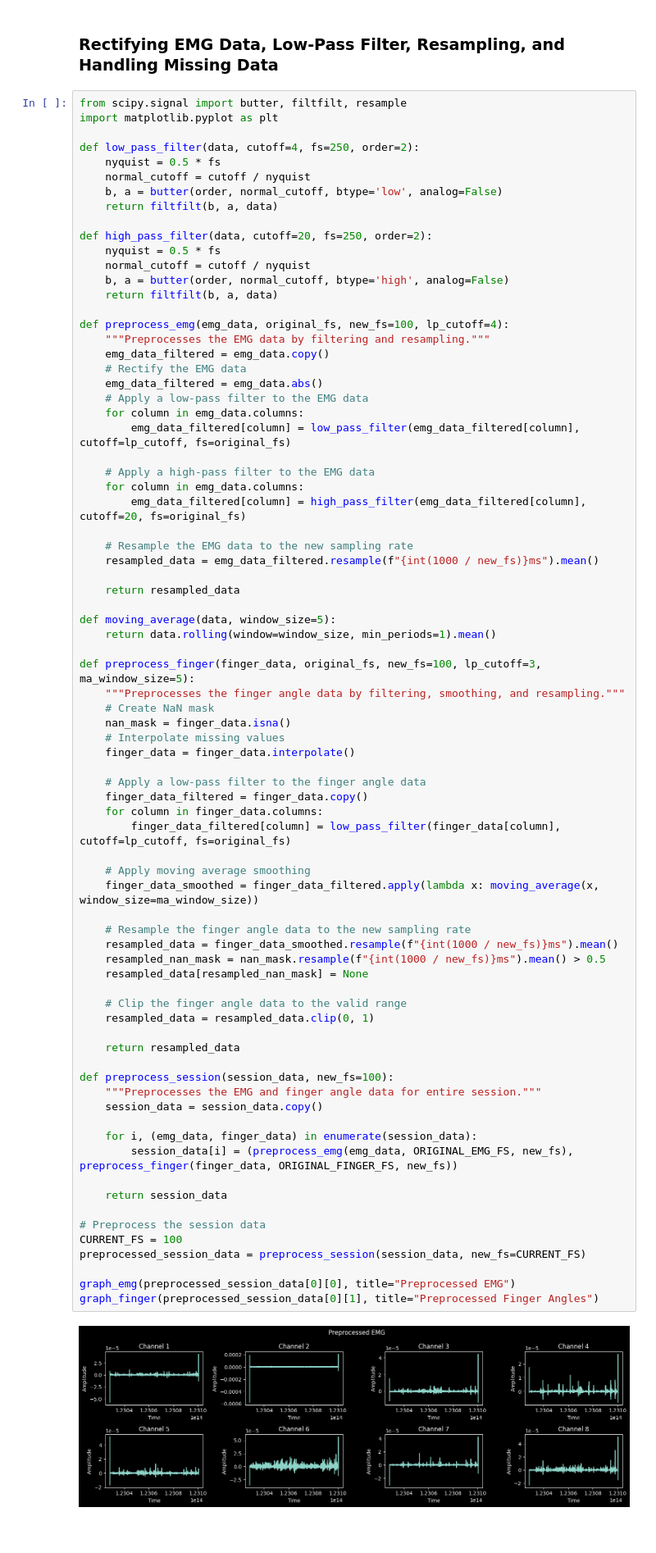
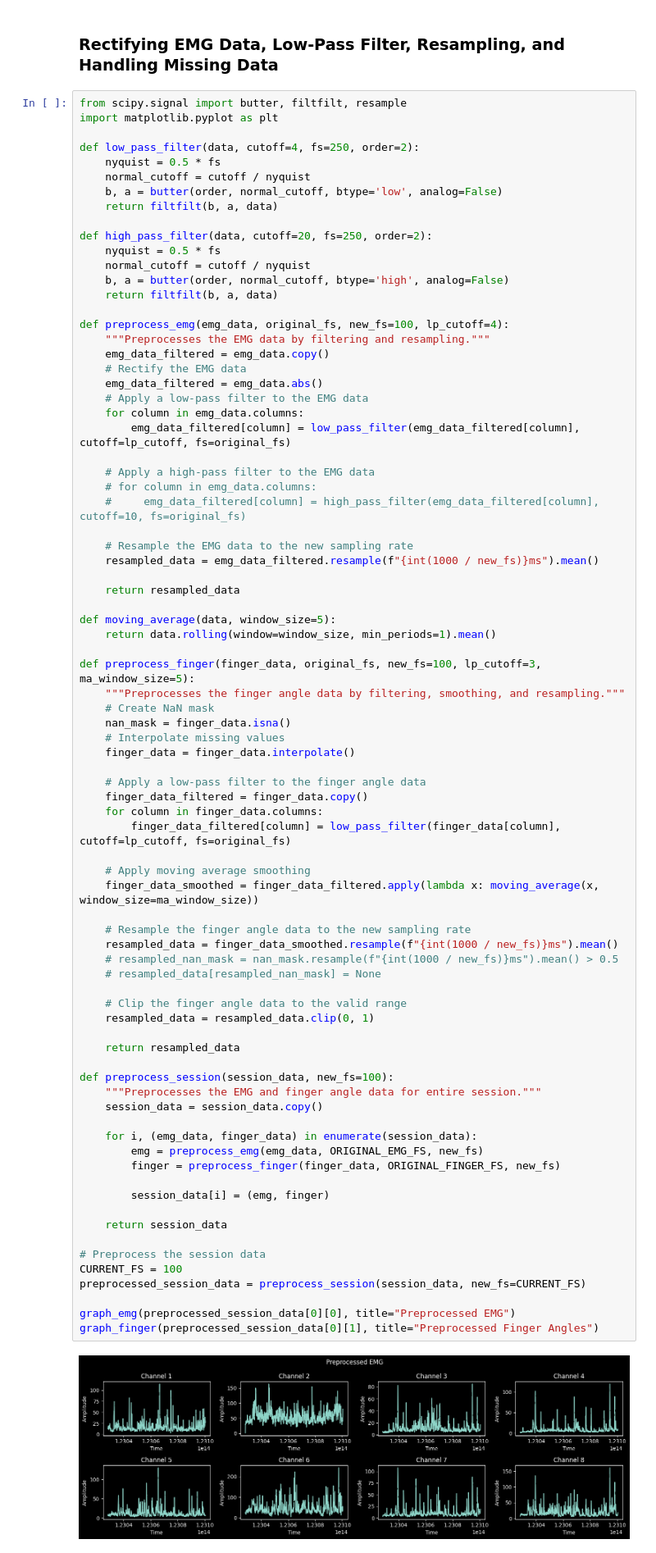
Before and after one commit to SjDuque/EEG-EMG-Hands, a Jupyter notebook: src/FingerEMG.ipynb, the cells around one changed output. Shown at 82% size. Cells and saved outputs as stored; diff of their text form; blank space fills up the shorter version.

```diff
--- a/src/FingerEMG.ipynb
+++ b/src/FingerEMG.ipynb
@@ -185,8 +189,8 @@ def preprocess_emg(emg_data, original_fs, new_fs=100, lp_cutoff=4):
         emg_data_filtered[column] = low_pass_filter(emg_data_filtered[column], cutoff=lp_cutoff, fs=original_fs)
 
     # Apply a high-pass filter to the EMG data
-    for column in emg_data.columns:
-        emg_data_filtered[column] = high_pass_filter(emg_data_filtered[column], cutoff=20, fs=original_fs)
+    # for column in emg_data.columns:
+    #     emg_data_filtered[column] = high_pass_filter(emg_data_filtered[column], cutoff=10, fs=original_fs)
 
     # Resample the EMG data to the new sampling rate
     resampled_data = emg_data_filtered.resample(f"{int(1000 / new_fs)}ms").mean()
@@ -207,34 +211,37 @@ def preprocess_finger(finger_data, original_fs, new_fs=100, lp_cutoff=3, ma_wind
     finger_data_filtered = finger_data.copy()
     for column in finger_data.columns:
         finger_data_filtered[column] = low_pass_filter(finger_data[column], cutoff=lp_cutoff, fs=original_fs)
 
     # Apply moving average smoothing
     finger_data_smoothed = finger_data_filtered.apply(lambda x: moving_average(x, window_size=ma_window_size))
 
     # Resample the finger angle data to the new sampling rate
     resampled_data = finger_data_smoothed.resample(f"{int(1000 / new_fs)}ms").mean()
-    resampled_nan_mask = nan_mask.resample(f"{int(1000 / new_fs)}ms").mean() > 0.5
-    resampled_data[resampled_nan_mask] = None
+    # resampled_nan_mask = nan_mask.resample(f"{int(1000 / new_fs)}ms").mean() > 0.5
+    # resampled_data[resampled_nan_mask] = None
 
     # Clip the finger angle data to the valid range
     resampled_data = resampled_data.clip(0, 1)
 
     return resampled_data
 
 def preprocess_session(session_data, new_fs=100):
     """Preprocesses the EMG and finger angle data for entire session."""
     session_data = session_data.copy()
 
     for i, (emg_data, finger_data) in enumerate(session_data):
-        session_data[i] = (preprocess_emg(emg_data, ORIGINAL_EMG_FS, new_fs), preprocess_finger(finger_data, ORIGINAL_FINGER_FS, new_fs))
+        emg = preprocess_emg(emg_data, ORIGINAL_EMG_FS, new_fs)
+        finger = preprocess_finger(finger_data, ORIGINAL_FINGER_FS, new_fs)
+
+        session_data[i] = (emg, finger)
 
     return session_data
 
 # Preprocess the session data
 CURRENT_FS = 100
 preprocessed_session_data = preprocess_session(session_data, new_fs=CURRENT_FS)
 
 graph_emg(preprocessed_session_data[0][0], title="Preprocessed EMG")
 graph_finger(preprocessed_session_data[0][1], title="Preprocessed Finger Angles")
 # %% [output]
-[figure, old version]
+[figure, new version]
```
Also changed, not shown: parts of 16 cells of this notebook.
